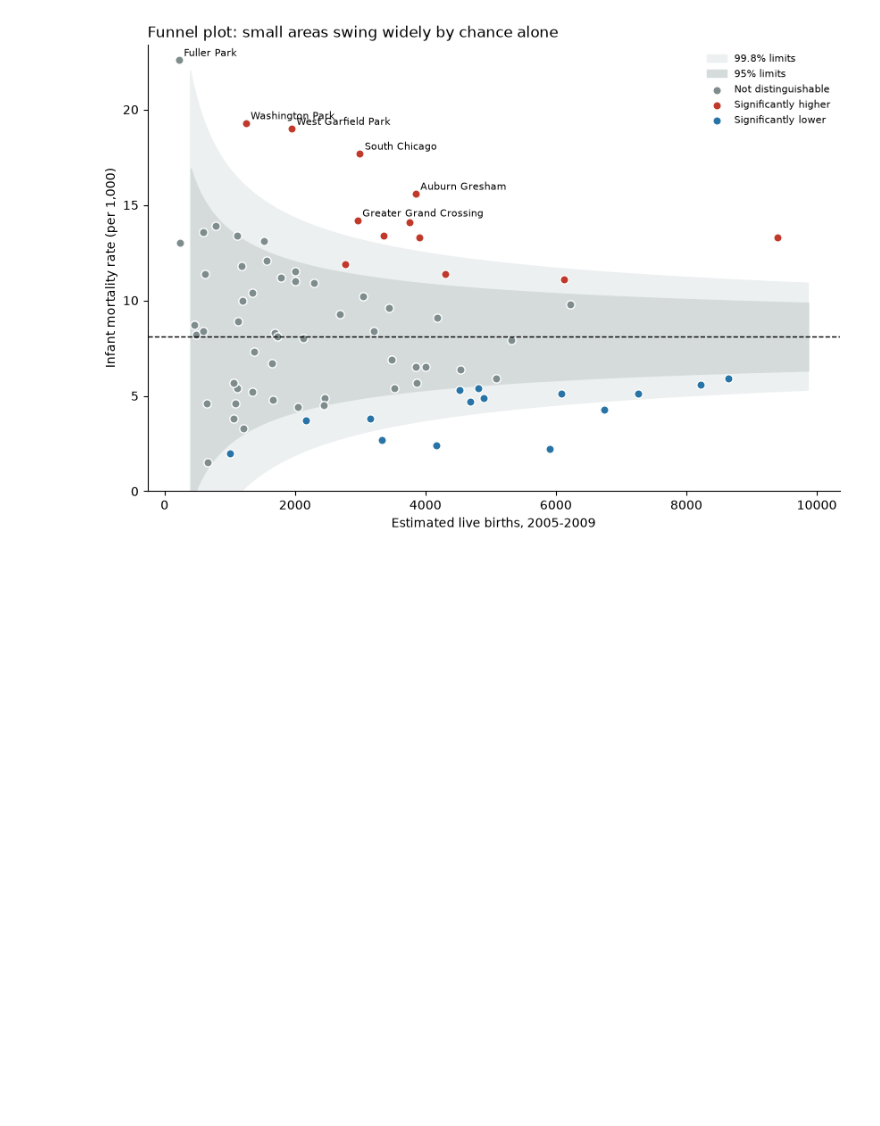
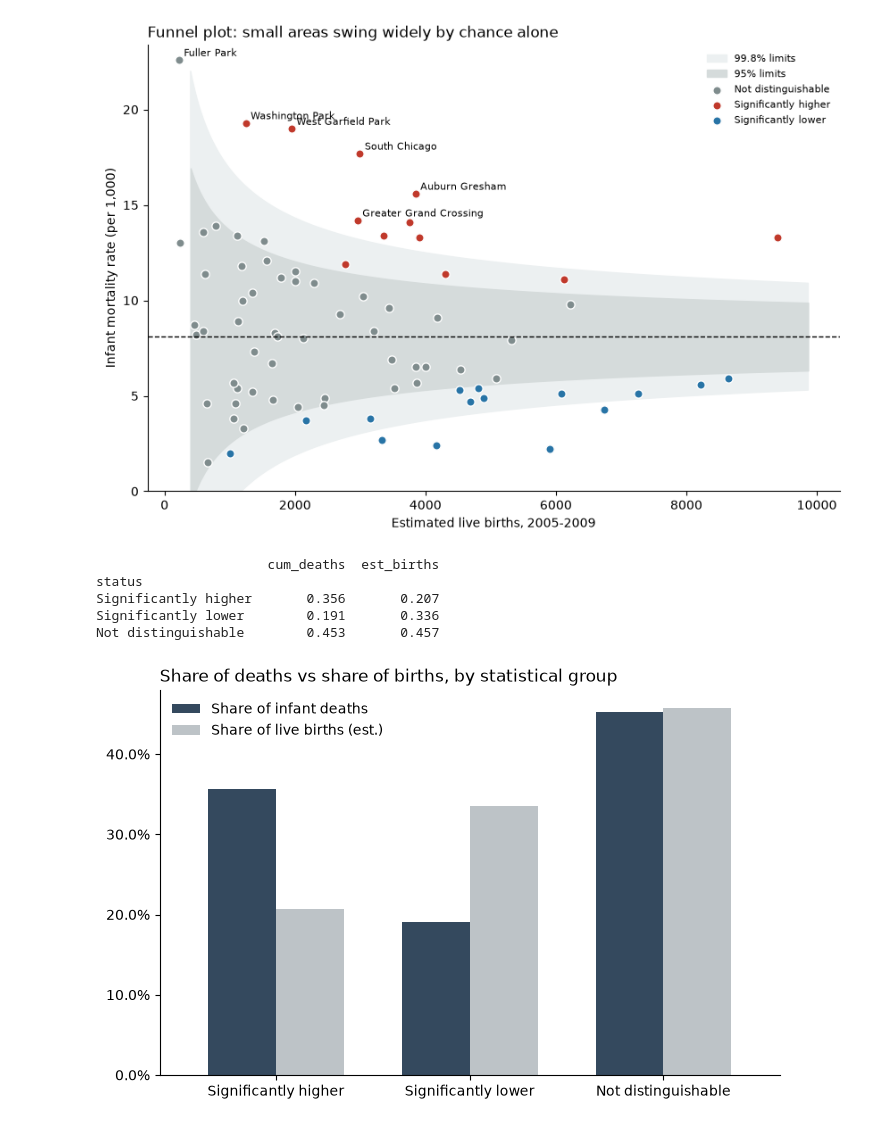
Before and after one commit to ItsUgesh/data-visualization, a Jupyter notebook: infant-mortality-in-chicago.ipynb, the cells around one changed output. Drawn from its saved outputs; the diff is of its cells as text; code cells hidden in the pictures; blank space fills up the shorter version.

```diff
--- a/infant-mortality-in-chicago.ipynb
+++ b/infant-mortality-in-chicago.ipynb
@@ -103,3 +103,24 @@ sns.despine()
 fig.savefig(FIG_DIR / "02_funnel_plot.png", dpi=200, bbox_inches="tight")
 # %% [output]
 [figure]
+# %%
+share = (df.groupby("status")[["cum_deaths", "est_births"]].sum()
+         .pipe(lambda t: t / t.sum()).loc[list(COLORS)])
+
+fig, ax = plt.subplots(figsize=(8, 5))
+share.plot.bar(ax=ax, color=["#34495e", "#bdc3c7"], width=0.7)
+ax.set_xticklabels(share.index, rotation=0)
+ax.yaxis.set_major_formatter(plt.matplotlib.ticker.PercentFormatter(1.0))
+ax.set_xlabel("")
+ax.set_title("Share of deaths vs share of births, by statistical group", loc="left")
+ax.legend(["Share of infant deaths", "Share of live births (est.)"], frameon=False)
+sns.despine()
+fig.savefig(FIG_DIR / "03_burden_by_group.png", dpi=200, bbox_inches="tight")
+print(share.round(3))
+# %% [output]
+                      cum_deaths  est_births
+status
+Significantly higher       0.356       0.207
+Significantly lower        0.191       0.336
+Not distinguishable        0.453       0.457
+[figure, added]
```
Also changed, not shown: 1 other file.
